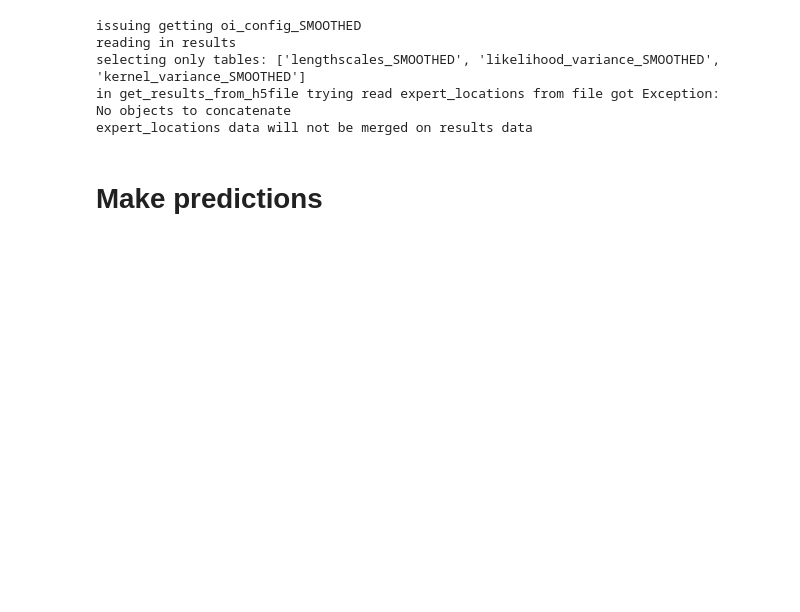
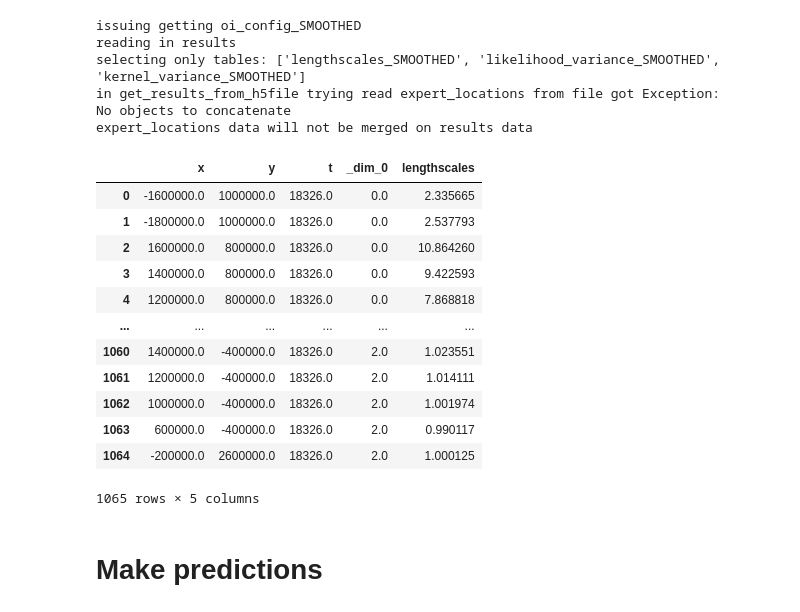
Before and after one commit to CPOMUCL/GPSat, a Jupyter notebook: notebooks/local_experts_from_config_class.ipynb, the cells around one changed output. Cells and saved outputs as stored; diff of their text form; code cells hidden in the pictures; blank space fills up the shorter version.

```diff
--- a/notebooks/local_experts_from_config_class.ipynb
+++ b/notebooks/local_experts_from_config_class.ipynb
@@ -280,6 +200,22 @@ selecting only tables: ['lengthscales_SMOOTHED', 'likelihood_variance_SMOOTHED',
 in get_results_from_h5file trying read expert_locations from file got Exception:
 No objects to concatenate
 expert_locations data will not be merged on results data
+# %%
+dfs['lengthscales_SMOOTHED']
+# %% [output]
+|  | x | y | t | _dim_0 | lengthscales |
+| 0 | -1600000.0 | 1000000.0 | 18326.0 | 0.0 | 2.335665 |
+| 1 | -1800000.0 | 1000000.0 | 18326.0 | 0.0 | 2.537793 |
+| 2 | 1600000.0 | 800000.0 | 18326.0 | 0.0 | 10.864260 |
+| 3 | 1400000.0 | 800000.0 | 18326.0 | 0.0 | 9.422593 |
+| 4 | 1200000.0 | 800000.0 | 18326.0 | 0.0 | 7.868818 |
+| ... | ... | ... | ... | ... | ... |
+| 1060 | 1400000.0 | -400000.0 | 18326.0 | 2.0 | 1.023551 |
+| 1061 | 1200000.0 | -400000.0 | 18326.0 | 2.0 | 1.014111 |
+| 1062 | 1000000.0 | -400000.0 | 18326.0 | 2.0 | 1.001974 |
+| 1063 | 600000.0 | -400000.0 | 18326.0 | 2.0 | 0.990117 |
+| 1064 | -200000.0 | 2600000.0 | 18326.0 | 2.0 | 1.000125 |
+1065 rows × 5 columns
 # %%
 # Plot smoothed hyperparameters here
 # %% [markdown]
```
Also changed, not shown: parts of 5 cells of this notebook, 6 other files.
